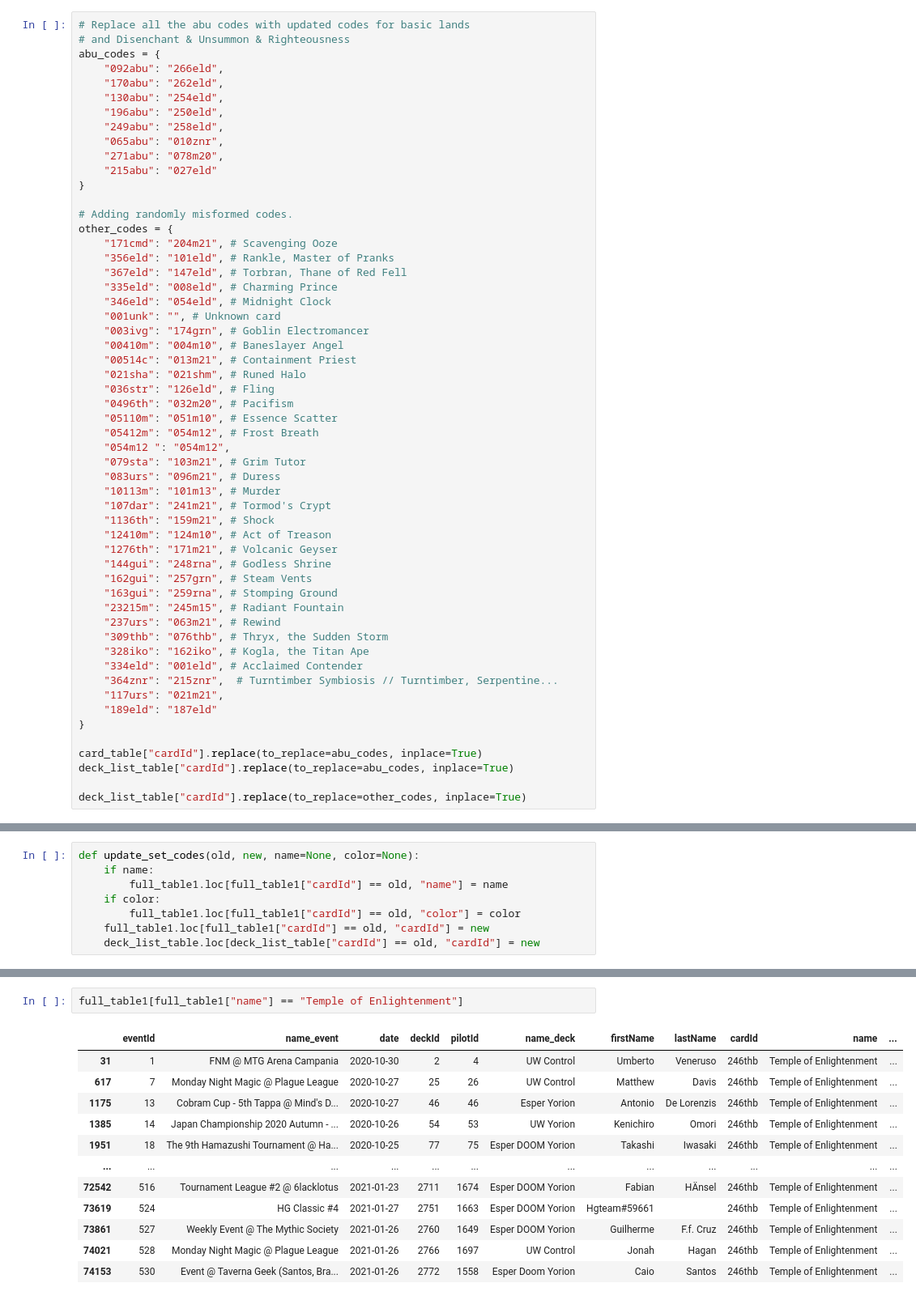
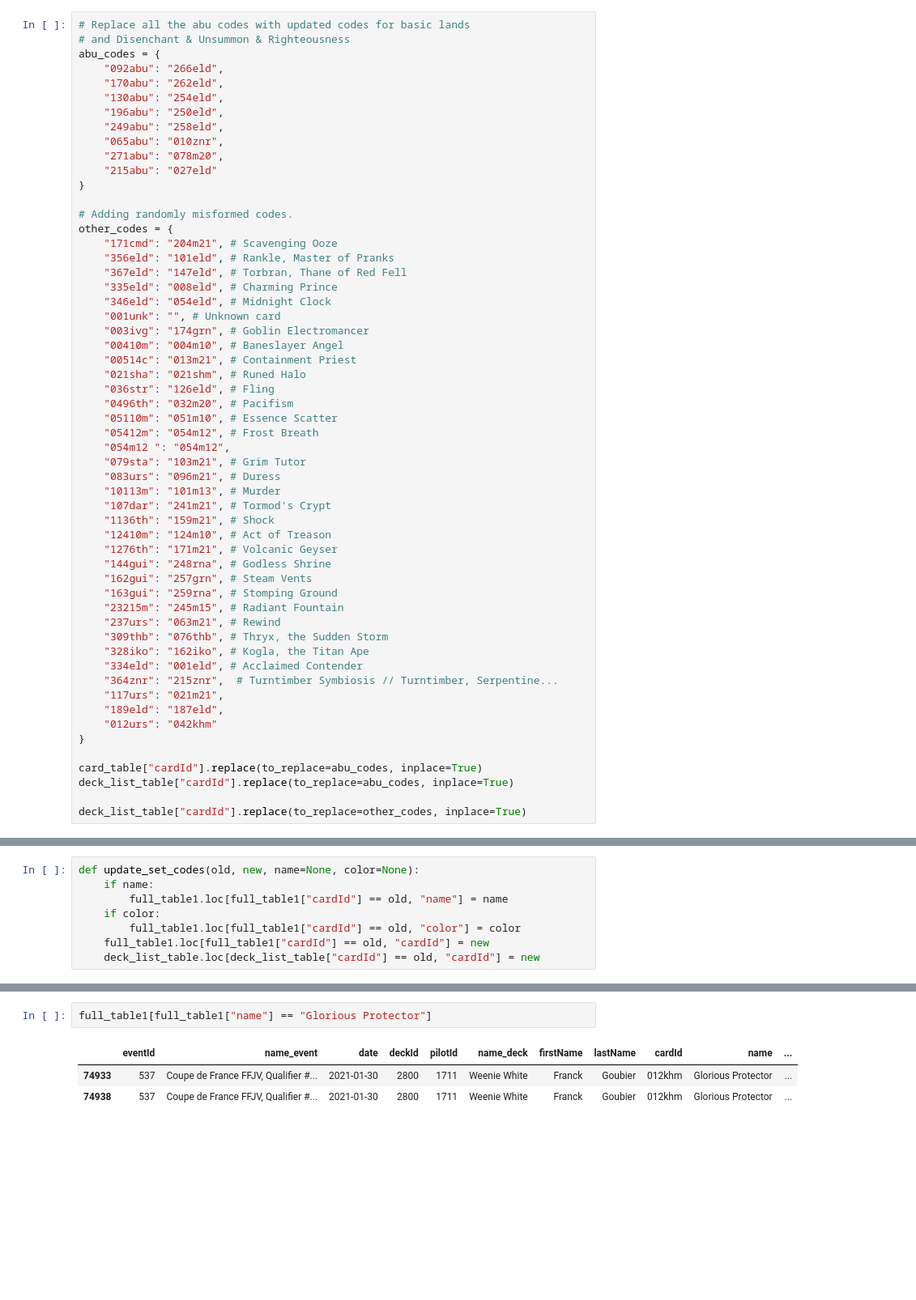
Before and after one commit to greg-martinez44/mtg_scraper, a Jupyter notebook: notebooks/ETC.ipynb, the cells around one changed output, grey strips where cells are left out. Shown at 81% size. Saved outputs shown, nothing was run; the diff lists cells and outputs as text; blank space fills up the shorter version.

```diff
--- a/notebooks/ETC.ipynb
+++ b/notebooks/ETC.ipynb
@@ -206,7 +204,8 @@ other_codes = {
     "334eld": "001eld", # Acclaimed Contender
     "364znr": "215znr",  # Turntimber Symbiosis // Turntimber, Serpentine...
     "117urs": "021m21",
-    "189eld": "187eld"
+    "189eld": "187eld",
+    "012urs": "042khm"
 }
 
 card_table["cardId"].replace(to_replace=abu_codes, inplace=True)
@@ -490,15 +515,6 @@ update_set_codes("090dom", "094m21", "Deathbloom Thallid", "B")
 # %%
-full_table1[full_table1["name"] == "Temple of Enlightenment"]
+full_table1[full_table1["name"] == "Glorious Protector"]
 # %% [output]
 |  | eventId | name_event | date | deckId | pilotId | name_deck | firstName | lastName | cardId | name | ... |
-| 31 | 1 | FNM @ MTG Arena Campania | 2020-10-30 | 2 | 4 | UW Control | Umberto | Veneruso | 246thb | Temple of Enlightenment | ... |
-| 617 | 7 | Monday Night Magic @ Plague League | 2020-10-27 | 25 | 26 | UW Control | Matthew | Davis | 246thb | Temple of Enlightenment | ... |
-| 1175 | 13 | Cobram Cup - 5th Tappa @ Mind's D... | 2020-10-27 | 46 | 46 | Esper Yorion | Antonio | De Lorenzis | 246thb | Temple of Enlightenment | ... |
-| 1385 | 14 | Japan Championship 2020 Autumn - ... | 2020-10-26 | 54 | 53 | UW Yorion | Kenichiro | Omori | 246thb | Temple of Enlightenment | ... |
-| 1951 | 18 | The 9th Hamazushi Tournament @ Ha... | 2020-10-25 | 77 | 75 | Esper DOOM Yorion | Takashi | Iwasaki | 246thb | Temple of Enlightenment | ... |
-| ... | ... | ... | ... | ... | ... | ... | ... | ... | ... | ... | ... |
-| 72542 | 516 | Tournament League #2 @ 6lacklotus | 2021-01-23 | 2711 | 1674 | Esper DOOM Yorion | Fabian | HÄnsel | 246thb | Temple of Enlightenment | ... |
-| 73619 | 524 | HG Classic #4 | 2021-01-27 | 2751 | 1663 | Esper DOOM Yorion | Hgteam#59661 |  | 246thb | Temple of Enlightenment | ... |
-| 73861 | 527 | Weekly Event @ The Mythic Society | 2021-01-26 | 2760 | 1649 | Esper DOOM Yorion | Guilherme | F.f. Cruz | 246thb | Temple of Enlightenment | ... |
-| 74021 | 528 | Monday Night Magic @ Plague League | 2021-01-26 | 2766 | 1697 | UW Control | Jonah | Hagan | 246thb | Temple of Enlightenment | ... |
-| 74153 | 530 | Event @ Taverna Geek (Santos, Bra... | 2021-01-26 | 2772 | 1558 | Esper Doom Yorion | Caio | Santos | 246thb | Temple of Enlightenment | ... |
+| 74933 | 537 | Coupe de France FFJV, Qualifier #... | 2021-01-30 | 2800 | 1711 | Weenie White | Franck | Goubier | 012khm | Glorious Protector | ... |
+| 74938 | 537 | Coupe de France FFJV, Qualifier #... | 2021-01-30 | 2800 | 1711 | Weenie White | Franck | Goubier | 012khm | Glorious Protector | ... |
```
Also changed, not shown: parts of 10 cells of this notebook, 3 other files.
